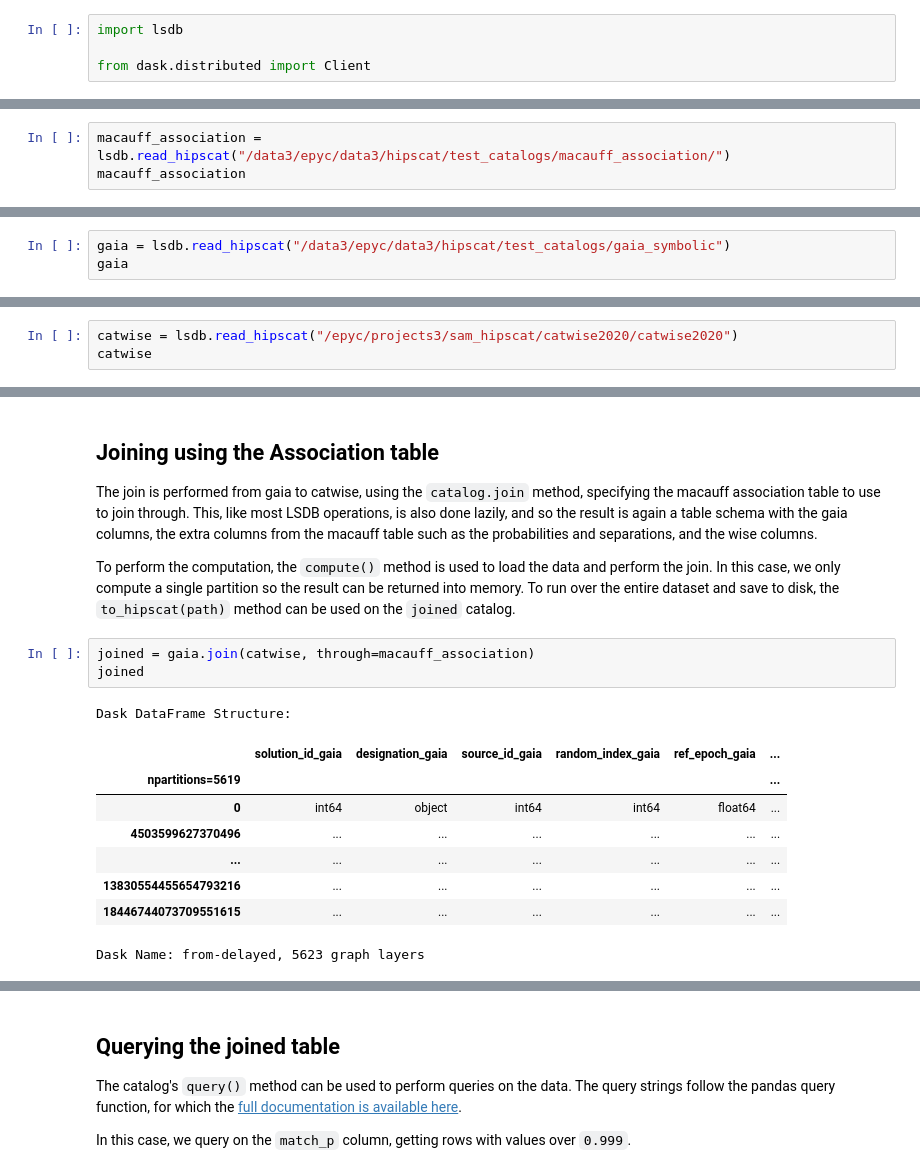
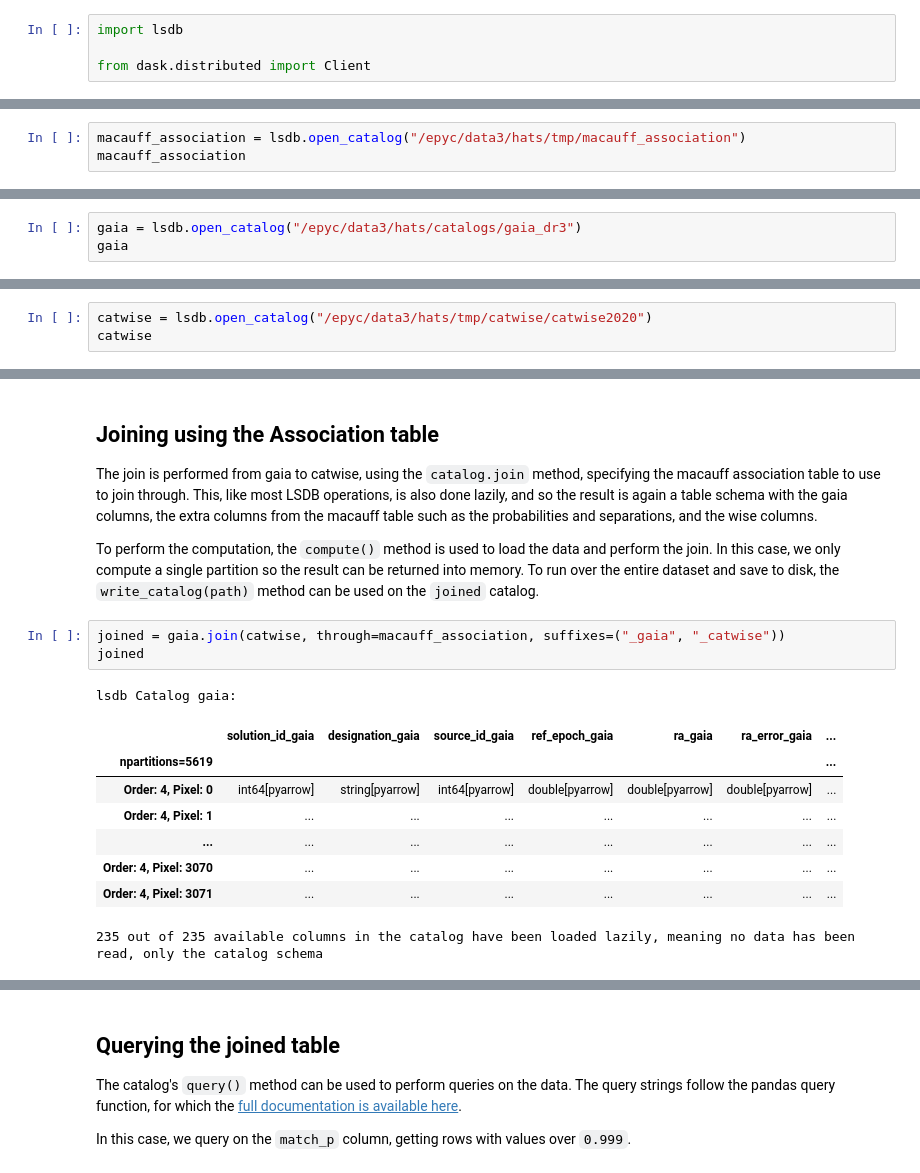
Before and after one commit to macauff/lsdb_macauff, a Jupyter notebook: nb/macauff_association.ipynb, the cells around one changed output, grey strips where cells are left out. Drawn from its saved outputs; the diff is of its cells as text.

```diff
--- a/nb/macauff_association.ipynb
+++ b/nb/macauff_association.ipynb
@@ -29,4 +28,4 @@ Each catalog is loaded using the `lsdb.read_hipscat` method. First the macauff a
 # %%
-macauff_association = lsdb.read_hipscat("/data3/epyc/data3/hipscat/test_catalogs/macauff_association/")
+macauff_association = lsdb.open_catalog("/epyc/data3/hats/tmp/macauff_association")
 macauff_association
 # %% [output]
@@ -42,4 +41,4 @@ Dask Name: read_parquet_file_to_pandas, 1 graph layer
 # %%
-gaia = lsdb.read_hipscat("/data3/epyc/data3/hipscat/test_catalogs/gaia_symbolic")
+gaia = lsdb.open_catalog("/epyc/data3/hats/catalogs/gaia_dr3")
 gaia
 # %% [output]
@@ -55,4 +54,4 @@ Dask Name: read_parquet_file_to_pandas, 1 graph layer
 # %%
-catwise = lsdb.read_hipscat("/epyc/projects3/sam_hipscat/catwise2020/catwise2020")
+catwise = lsdb.open_catalog("/epyc/data3/hats/tmp/catwise/catwise2020")
 catwise
 # %% [output]
@@ -70,20 +69,20 @@ Dask Name: read_parquet_file_to_pandas, 1 graph layer
 
 The join is performed from gaia to catwise, using the `catalog.join` method, specifying the macauff association table to use to join through. This, like most LSDB operations, is also done lazily, and so the result is again a table schema with the gaia columns, the extra columns from the macauff table such as the probabilities and separations, and the wise columns.
 
-To perform the computation, the `compute()` method is used to load the data and perform the join. In this case, we only compute a single partition so the result can be returned into memory. To run over the entire dataset and save to disk, the `to_hipscat(path)` method can be used on the `joined` catalog.
+To perform the computation, the `compute()` method is used to load the data and perform the join. In this case, we only compute a single partition so the result can be returned into memory. To run over the entire dataset and save to disk, the `write_catalog(path)` method can be used on the `joined` catalog.
 # %%
-joined = gaia.join(catwise, through=macauff_association)
+joined = gaia.join(catwise, through=macauff_association, suffixes=("_gaia", "_catwise"))
 joined
 # %% [output]
-Dask DataFrame Structure:
+lsdb Catalog gaia:
-|  | solution_id_gaia | designation_gaia | source_id_gaia | random_index_gaia | ref_epoch_gaia | ... |
-| npartitions=5619 |  |  |  |  |  | ... |
-| 0 | int64 | object | int64 | int64 | float64 | ... |
-| 4503599627370496 | ... | ... | ... | ... | ... | ... |
-| ... | ... | ... | ... | ... | ... | ... |
-| 13830554455654793216 | ... | ... | ... | ... | ... | ... |
-| 18446744073709551615 | ... | ... | ... | ... | ... | ... |
+|  | solution_id_gaia | designation_gaia | source_id_gaia | ref_epoch_gaia | ra_gaia | ra_error_gaia | ... |
+| npartitions=5619 |  |  |  |  |  |  | ... |
+| Order: 4, Pixel: 0 | int64[pyarrow] | string[pyarrow] | int64[pyarrow] | double[pyarrow] | double[pyarrow] | double[pyarrow] | ... |
+| Order: 4, Pixel: 1 | ... | ... | ... | ... | ... | ... | ... |
+| ... | ... | ... | ... | ... | ... | ... | ... |
+| Order: 4, Pixel: 3070 | ... | ... | ... | ... | ... | ... | ... |
+| Order: 4, Pixel: 3071 | ... | ... | ... | ... | ... | ... | ... |
-Dask Name: from-delayed, 5623 graph layers
+235 out of 235 available columns in the catalog have been loaded lazily, meaning no data has been read, only the catalog schema
 # %%
 joined._ddf.partitions[0].compute()
 # %% [output]
```
Also changed, not shown: parts of 7 cells of this notebook, 12 other files.
